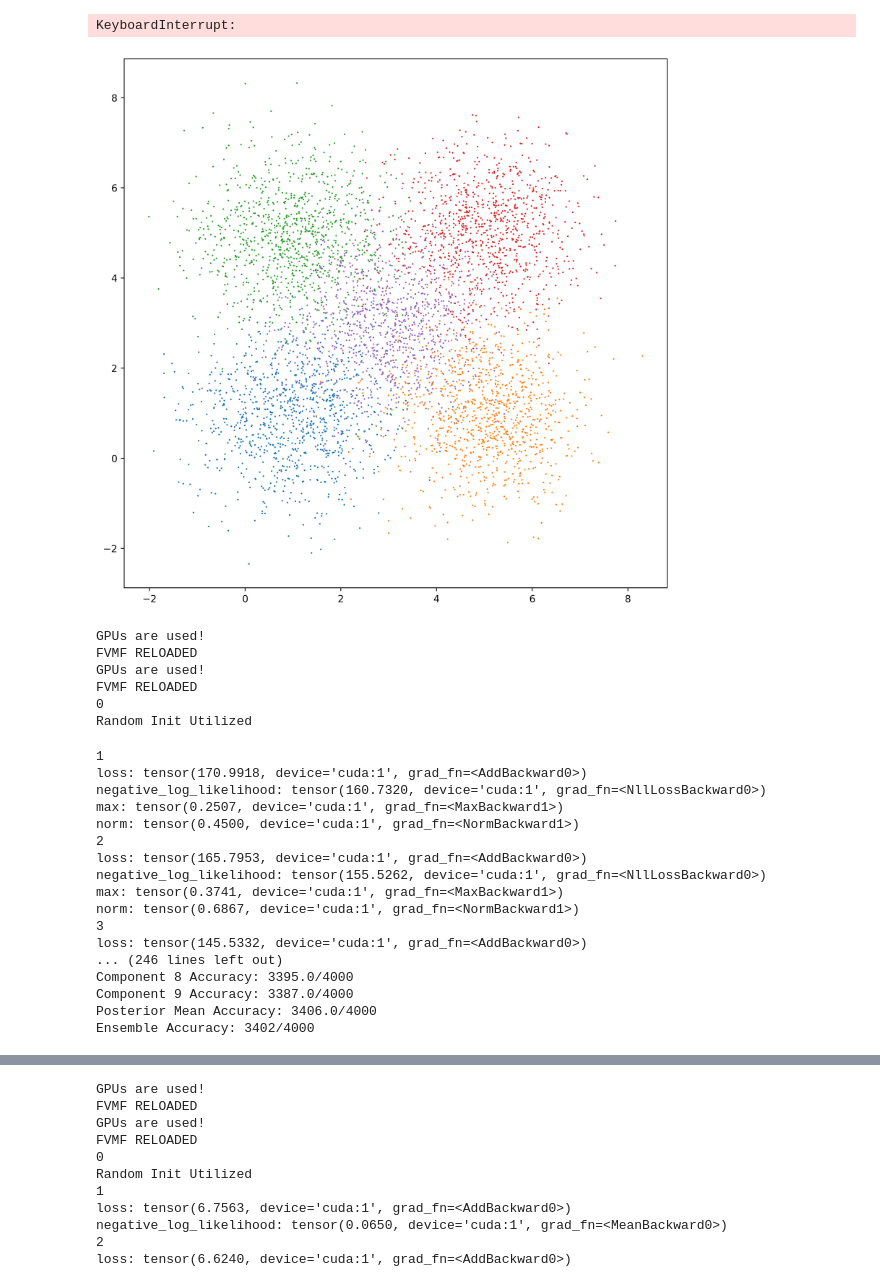
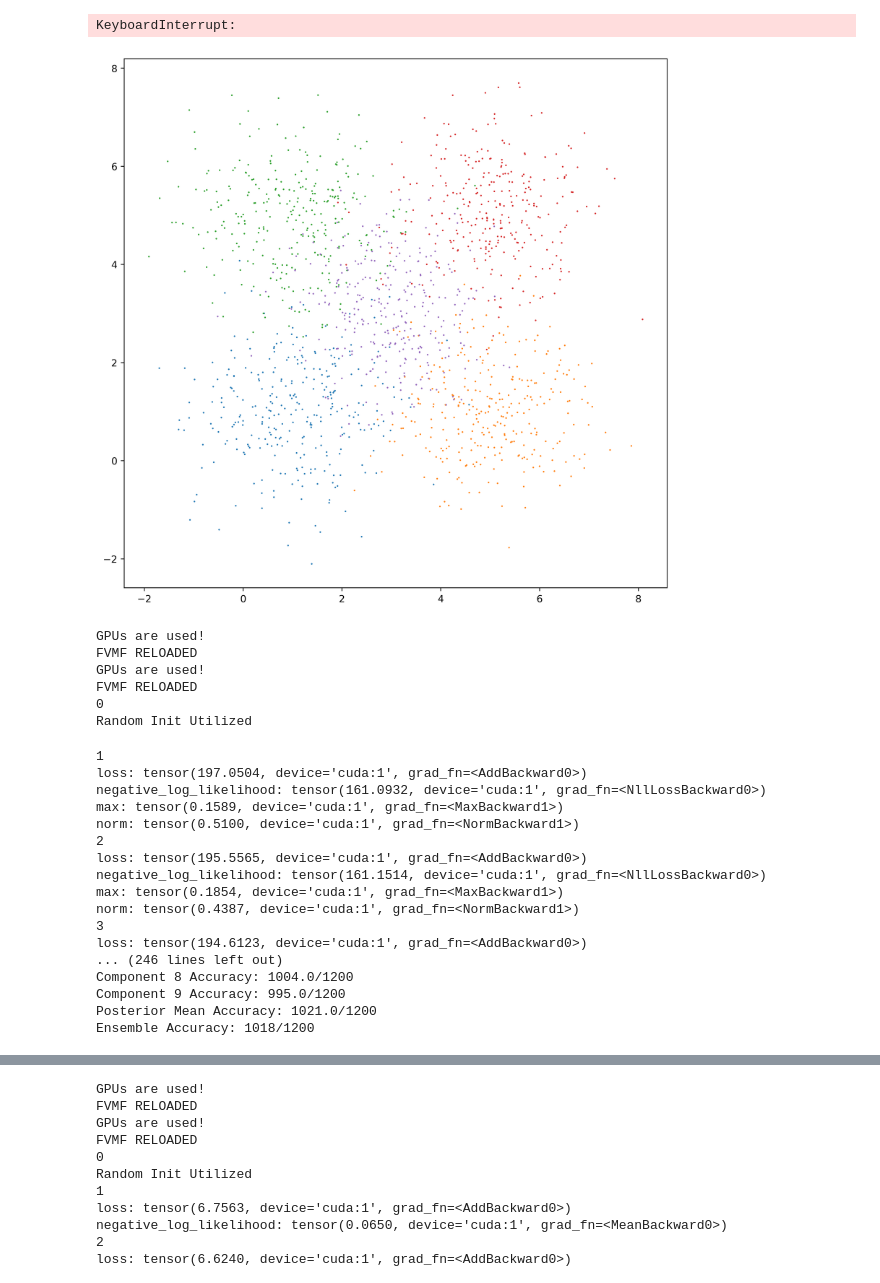
Before and after one commit to LeifMartin/BNN, a Jupyter notebook: Experiments.ipynb, the cells around one changed output, grey strips where cells are left out. Cells and saved outputs as stored; diff of their text form; code cells hidden in the pictures.

```diff
--- a/Experiments.ipynb
+++ b/Experiments.ipynb
@@ -240,7 +240,7 @@ torch.manual_seed(42069)
 
 PL = [torch.Tensor([1, 1]),torch.Tensor([5, 1]),torch.Tensor([1, 5]),torch.Tensor([5, 5]),torch.Tensor([3, 3])]
 cov = torch.eye(2)
-n = 1000
+n = 300
 
 plt.figure(figsize=(10, 10), dpi=500)
 
@@ -255,34 +255,34 @@ for i, MU in enumerate(PL): #enumerate starts from and including 0.
     DF[i,:,:,:] = DATA
 
     x = DATA[:,0,0]
     y = DATA[:,0,1]
     plt.plot(x,y,'.',markersize=1.25)
 plt.show()
 
 C = int(3*n/4)
 
 #DATA_train = torch.zeros((len(PL)*C,3))
 #DATA_test = torch.zeros((len(PL)*(n-C),3))
 
 DATA = DF.reshape(len(PL)*n,3)
 #print('DATA:',DATA,'len(DATA):',len(DATA),'mean dtrain:',DATA.mean(axis=0)[2])
 
 #data_mean = DATA.mean(axis=1)[0:2]
 #data_std = DATA.std(axis=1)[0:2]
 
 #DATA[:,0:2] = (DATA[:,0:2]  - data_mean)/data_std
 #print('DATA normalized:',DATA,'len(DATA) normalized:',len(DATA),'mean dtrain normalized:',DATA.mean(axis=0)[2])
 tr_ids = np.random.choice(n*5, n*4, replace = False)
 
 
 
 dtrain = DATA[tr_ids,:]
 dtest = DATA[-tr_ids,:]
 
 #print('\n','dtrain:',dtrain, 'len(dtrain):',len(dtrain),'mean dtrain:',dtrain.mean(axis=0)[2])
 #print('\n','dtest:',dtest, 'len(dtest):',len(dtest),'mean dtest:',dtest.mean(axis=0)[2])
 # %% [output]
-[figure, old version]
+[figure, new version]
 # %%
 import math
 import seaborn as sns
@@ -389,22 +389,22 @@ FVMF RELOADED
 0
 Random Init Utilized
 1
-loss: tensor(170.9918, device='cuda:1', grad_fn=<AddBackward0>)
-negative_log_likelihood: tensor(160.7320, device='cuda:1', grad_fn=<NllLossBackward0>)
-max: tensor(0.2507, device='cuda:1', grad_fn=<MaxBackward1>)
-norm: tensor(0.4500, device='cuda:1', grad_fn=<NormBackward1>)
+loss: tensor(197.0504, device='cuda:1', grad_fn=<AddBackward0>)
+negative_log_likelihood: tensor(161.0932, device='cuda:1', grad_fn=<NllLossBackward0>)
+max: tensor(0.1589, device='cuda:1', grad_fn=<MaxBackward1>)
+norm: tensor(0.5100, device='cuda:1', grad_fn=<NormBackward1>)
 2
-loss: tensor(165.7953, device='cuda:1', grad_fn=<AddBackward0>)
-negative_log_likelihood: tensor(155.5262, device='cuda:1', grad_fn=<NllLossBackward0>)
-max: tensor(0.3741, device='cuda:1', grad_fn=<MaxBackward1>)
-norm: tensor(0.6867, device='cuda:1', grad_fn=<NormBackward1>)
+loss: tensor(195.5565, device='cuda:1', grad_fn=<AddBackward0>)
+negative_log_likelihood: tensor(161.1514, device='cuda:1', grad_fn=<NllLossBackward0>)
+max: tensor(0.1854, device='cuda:1', grad_fn=<MaxBackward1>)
+norm: tensor(0.4387, device='cuda:1', grad_fn=<NormBackward1>)
 3
-loss: tensor(145.5332, device='cuda:1', grad_fn=<AddBackward0>)
+loss: tensor(194.6123, device='cuda:1', grad_fn=<AddBackward0>)
 ... (246 lines left out)
-Component 8 Accuracy: 3395.0/4000
-Component 9 Accuracy: 3387.0/4000
-Posterior Mean Accuracy: 3406.0/4000
-Ensemble Accuracy: 3402/4000
+Component 8 Accuracy: 1004.0/1200
+Component 9 Accuracy: 995.0/1200
+Posterior Mean Accuracy: 1021.0/1200
+Ensemble Accuracy: 1018/1200
 # %%
 import test_ensemble
 importlib.reload(test_ensemble)
```
Also changed, not shown: parts of 8 cells of this notebook.
